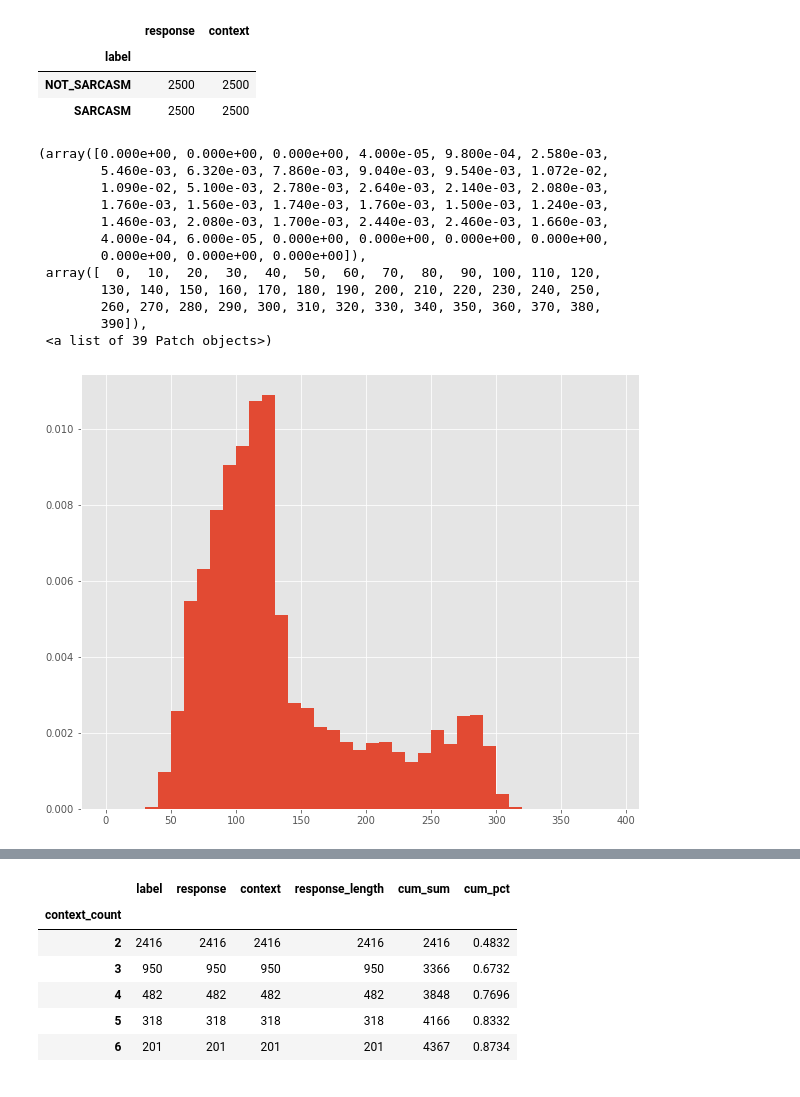
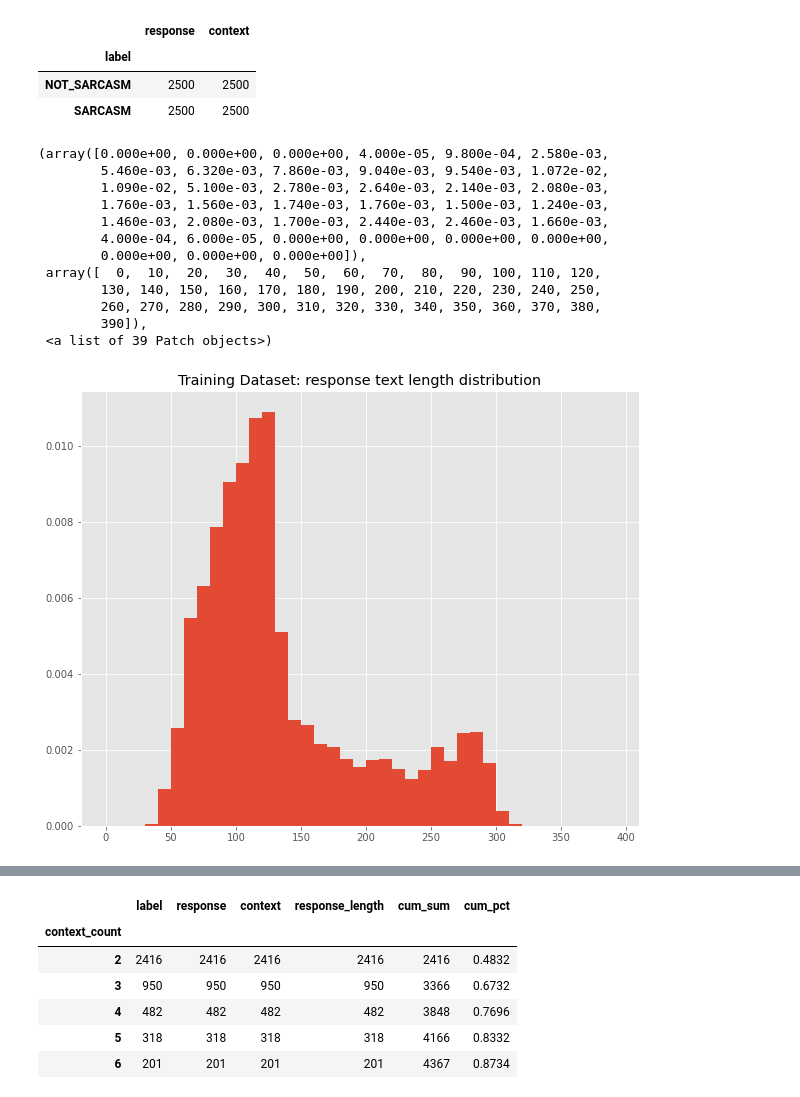
Before and after one commit to samphadnis/TeamTextDragons, a Jupyter notebook: code/Profiling.ipynb, the cells around one changed output, grey strips where cells are left out. Drawn from its saved outputs; the diff is of its cells as text; code cells hidden in the pictures.

```diff
--- a/code/Profiling.ipynb
+++ b/code/Profiling.ipynb
@@ -45,18 +40,19 @@ test_raw['response_length'] = test_raw['response'].apply(lambda x: len(x))
 test_raw['context_count'] = test_raw['context'].apply(lambda x: len(x))
 # %%
 plt.rcParams['figure.figsize'] = (10, 8)
+plt.title("Training Dataset: response text length distribution")
 plt.hist(train_raw.response_length, bins=list(range(0, 400, 10)), density=True)
 # %% [output]
 (array([0.000e+00, 0.000e+00, 0.000e+00, 4.000e-05, 9.800e-04, 2.580e-03,
         5.460e-03, 6.320e-03, 7.860e-03, 9.040e-03, 9.540e-03, 1.072e-02,
         1.090e-02, 5.100e-03, 2.780e-03, 2.640e-03, 2.140e-03, 2.080e-03,
         1.760e-03, 1.560e-03, 1.740e-03, 1.760e-03, 1.500e-03, 1.240e-03,
         1.460e-03, 2.080e-03, 1.700e-03, 2.440e-03, 2.460e-03, 1.660e-03,
         4.000e-04, 6.000e-05, 0.000e+00, 0.000e+00, 0.000e+00, 0.000e+00,
         0.000e+00, 0.000e+00, 0.000e+00]),
  array([  0,  10,  20,  30,  40,  50,  60,  70,  80,  90, 100, 110, 120,
         130, 140, 150, 160, 170, 180, 190, 200, 210, 220, 230, 240, 250,
         260, 270, 280, 290, 300, 310, 320, 330, 340, 350, 360, 370, 380,
         390]),
  <a list of 39 Patch objects>)
-[figure, old version]
+[figure, new version]
```
Also changed, not shown: parts of 6 cells of this notebook, 2 other files.
